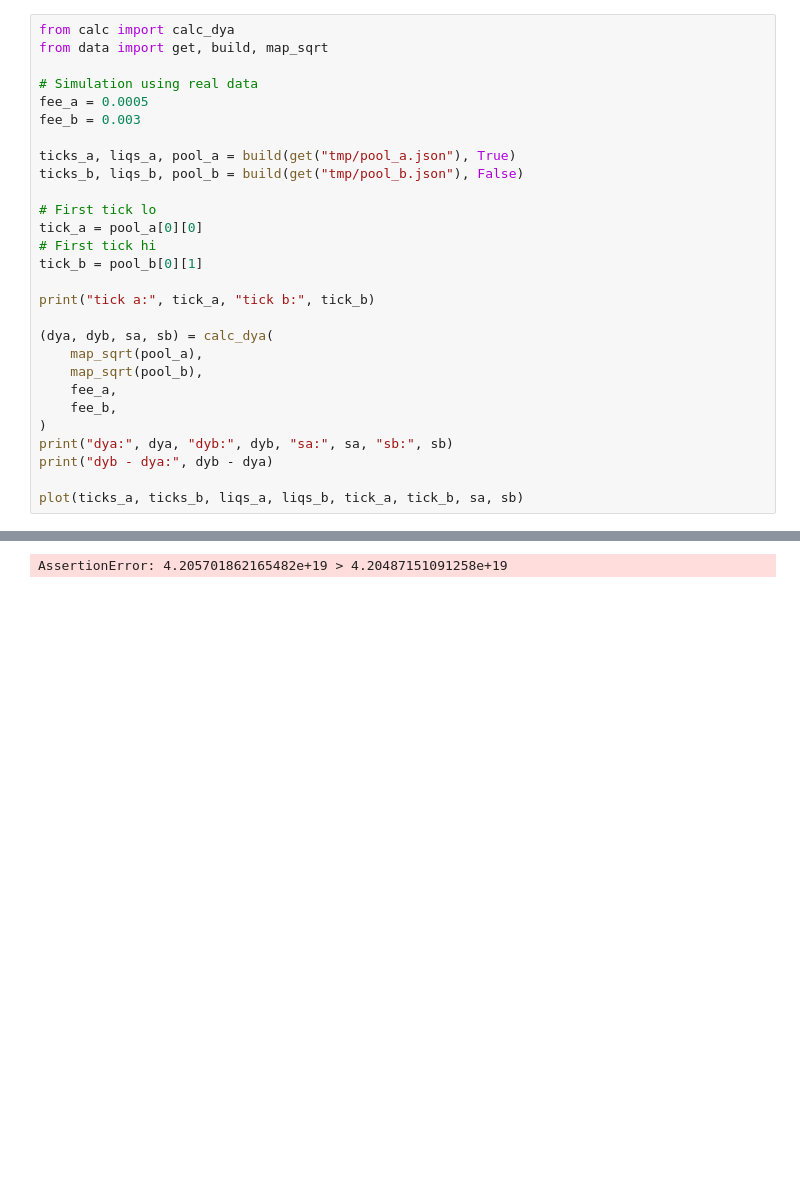
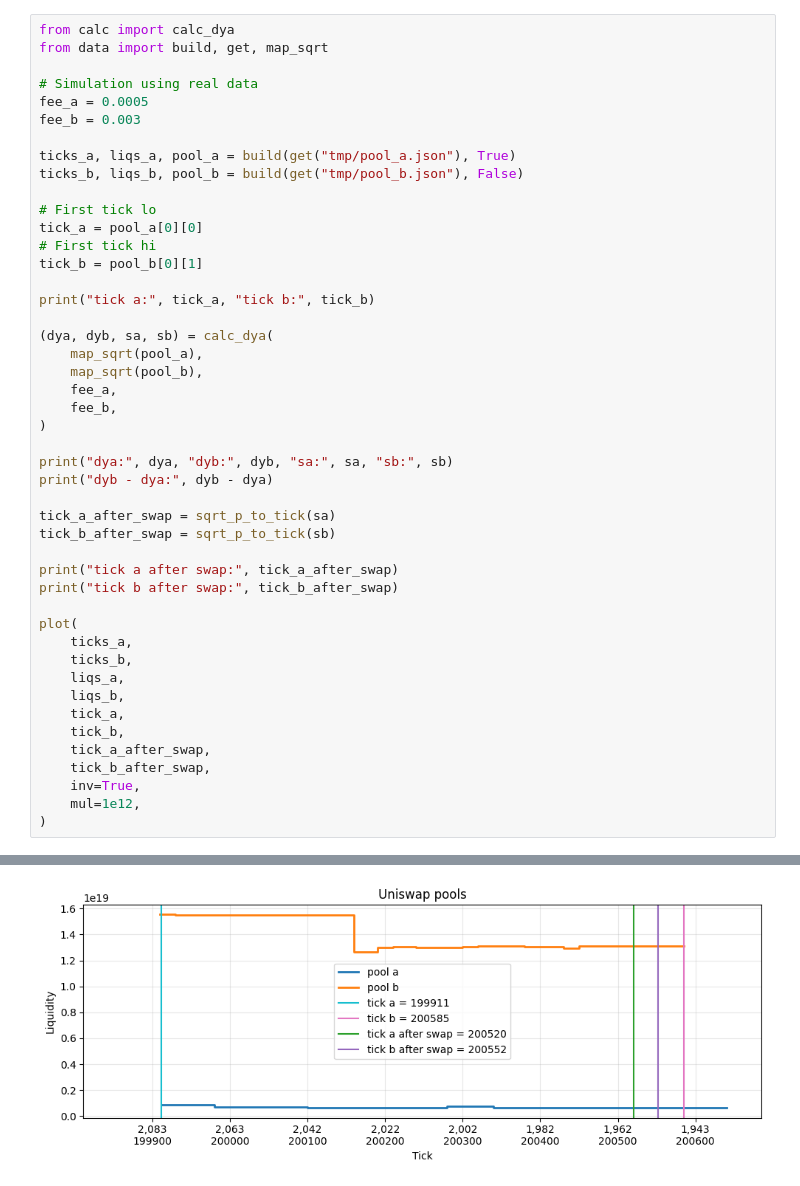
Before and after one commit to t4sk/notes, a Jupyter notebook: python/uniswap-v3/arb/arb.ipynb, the cells around one changed output, grey strips where cells are left out. Cells and saved outputs as stored; diff of their text form; blank space fills up the shorter version.

```diff
--- a/python/uniswap-v3/arb/arb.ipynb
+++ b/python/uniswap-v3/arb/arb.ipynb
@@ -53,7 +64,7 @@ def plot(
     plt.show()
 # %%
 from calc import calc_dya
-from data import get, build, map_sqrt
+from data import build, get, map_sqrt
 
 # Simulation using real data
 fee_a = 0.0005
@@ -75,8 +86,26 @@ print("tick a:", tick_a, "tick b:", tick_b)
     fee_a,
     fee_b,
 )
+
 print("dya:", dya, "dyb:", dyb, "sa:", sa, "sb:", sb)
 print("dyb - dya:", dyb - dya)
 
-plot(ticks_a, ticks_b, liqs_a, liqs_b, tick_a, tick_b, sa, sb)
+tick_a_after_swap = sqrt_p_to_tick(sa)
+tick_b_after_swap = sqrt_p_to_tick(sb)
+
+print("tick a after swap:", tick_a_after_swap)
+print("tick b after swap:", tick_b_after_swap)
+
+plot(
+    ticks_a,
+    ticks_b,
+    liqs_a,
+    liqs_b,
+    tick_a,
+    tick_b,
+    tick_a_after_swap,
+    tick_b_after_swap,
+    inv=True,
+    mul=1e12,
+)
 # %% [output]
@@ -84,4 +117,4 @@ tick a: 200395 tick b: 200459
-AssertionError: 4.205701862165482e+19 > 4.20487151091258e+19
+[figure, added]
 # %%
 # Simulation using random data
 
```
Also changed, not shown: parts of 4 cells of this notebook, 3 other files.
